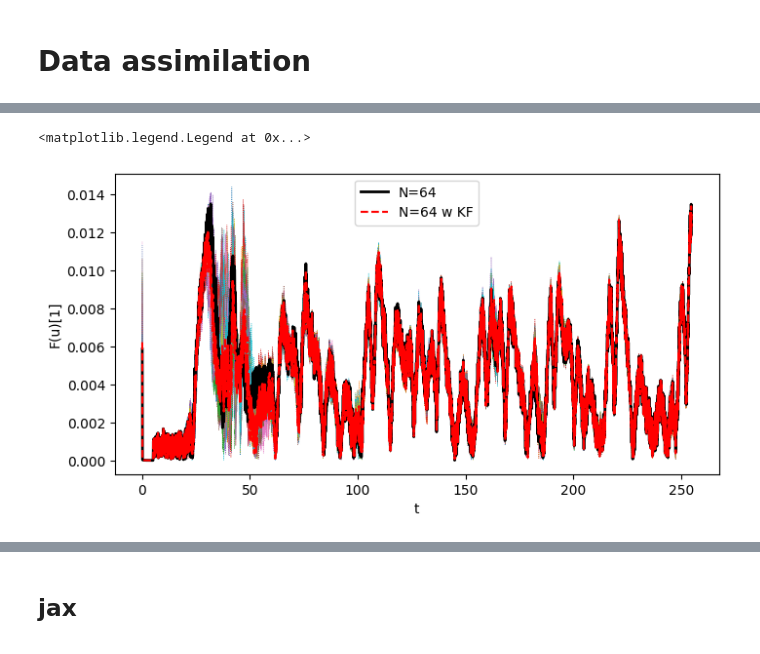
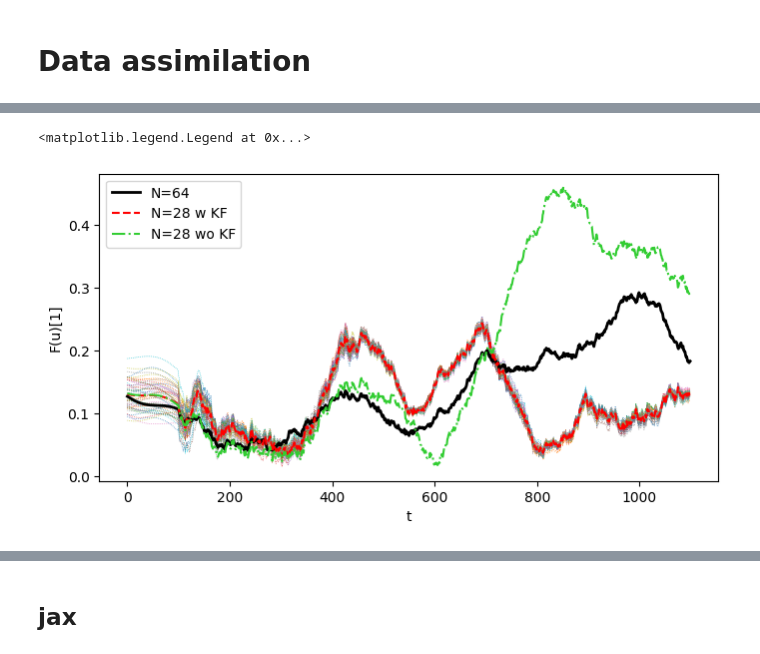
Before and after one commit to MagriLab/DA-RL, a Jupyter notebook: ks_experiment.ipynb, the cells around one changed output, grey strips where cells are left out. Saved outputs shown, nothing was run; the diff lists cells and outputs as text; code cells hidden in the pictures.

```diff
--- a/ks_experiment.ipynb
+++ b/ks_experiment.ipynb
@@ -18,5 +50,5 @@ env = KSenv(nu=0.08,
 # %%
-N_t = 1000
+N_t = 100
 
 observation_init = env.reset()
 observation_arr,_  = observation_init
@@ -130,0 +228,6 @@ for i in range(1,n_t):
+# %%
+v = np.zeros_like(uf)
+for i, freq_i in enumerate(freqs):
+    for j, freq_j in enumerate(freqs):
+        v[i] += uf[j] * uf[i-j]
+v = 1/N * v
@@ -240,7 +362,7 @@ def EnKF(Af, d, Cdd, M):
 Nq = len(my_KS_low.k)
 
 # observation points
-n_sensors = 3
+n_sensors = 8
 x_obs = np.linspace(0,my_KS_high.L,n_sensors,endpoint=False)
 
 # observation frequency
@@ -259,14 +381,25 @@ exp_k_x_low = np.exp(k_x_low)
 std_obs = 0.2
 
 # initialize
+std_init = 0.2
 u0 = rng.normal(scale=1e-1,size=my_KS_high.n)
 u0 = u0 - u0.mean(axis=-1)
-# u0 = u_init
+u0 = u_init
 u0_f = np.fft.rfft(u0, axis=-1)
 u0_f_low = my_KS_low.n/my_KS_high.n * u0_f[:len(my_KS_low.k)] # lower order
 
+u0_real = rng.multivariate_normal(
+        u0_f.real,
+        np.diag((u0_f.real * std_init) ** 2),
+        )
+# covariance matrix is rank deficient because zeroth
+u0_complex = rng.multivariate_normal(
+    u0_f.imag,
+    np.diag((u0_f.imag * std_init) ** 2),
+    )
+u0_f = u0_real + u0_complex * 1j
+
 # initialize ensemble
-std_init = 0.5
 m = 50
 Af_0_real = rng.multivariate_normal(u0_f_low.real, np.diag((u0_f_low.real * std_init) ** 2), m).T
 Af_0_complex = rng.multivariate_normal(u0_f_low.imag, np.diag((u0_f_low.imag * std_init) ** 2), m).T
@@ -276,7 +409,7 @@ Af_0 = Af_0_real + Af_0_complex * 1j
 a0 = np.zeros(len(actuator_locs))
 
 # store data
-n_t = 100
+n_t = 1000
 n_first_obs = 100
 n_wait = int(np.round(dt_obs/dt))
 n_obs = int(np.ceil((n_t-1)/n_wait))
@@ -338,11 +471,12 @@ for i in range(n_first_obs,n_first_obs+n_t-1):
 
         # # ZERO-ORDER HOLD
         # sample action
-        a = env.action_space.sample()
+        # a = env.action_space.sample()
         j = j + 1
 
     # # sample action
-    # a = env.action_space.sample()
+    a = env.action_space.sample()
+
     # next step
     t[i+1] = t[i] + dt
     # advance simulation with high order model
@@ -398,18 +530,18 @@ plt.show()
 # %%
 plt.figure(figsize=(8,4))
-idx = 9
-plt.plot(t,1/my_KS_low.n * np.abs(Af[:,idx,:]),':',linewidth=0.5)
-plt.plot(t,1/my_KS_high.n * np.abs(u_f[:,idx]),linewidth=2,color='k',label=f'N={my_KS_high.n}')
-plt.plot(t,1/my_KS_low.n * np.abs(np.mean(Af[:,idx,:],axis=-1)),linewidth=1.5,color='red',linestyle='--',label=f'N={my_KS_low.n} w KF')
-# plt.plot(t,1/my_KS_low.n * np.abs(u_f_low_wo_KF[:,idx]),'-.',label=f'N={my_KS_low.n} wo KF',color='limegreen')
+idx = 1
+plt.plot(1/my_KS_low.n * np.abs(Af[:,idx,:]),':',linewidth=0.5)
+plt.plot(1/my_KS_high.n * np.abs(u_f[:,idx]),linewidth=2,color='k',label=f'N={my_KS_high.n}')
+plt.plot(1/my_KS_low.n * np.abs(np.mean(Af[:,idx,:],axis=-1)),linewidth=1.5,color='red',linestyle='--',label=f'N={my_KS_low.n} w KF')
+plt.plot(1/my_KS_low.n * np.abs(u_f_low_wo_KF[:,idx]),'-.',label=f'N={my_KS_low.n} wo KF',color='limegreen')
 plt.xlabel('t')
 plt.ylabel('F(u)[1]')
 plt.legend()
 # plt.xlim([0,50])
 # plt.ylim([0,0.005])
 # %% [output]
 <matplotlib.legend.Legend at 0x...>
-[figure, old version]
+[figure, new version]
 # %%
 u = np.fft.irfft(u_f,axis=1)
 
```
Also changed, not shown: parts of 51 cells of this notebook, 11 other files.
